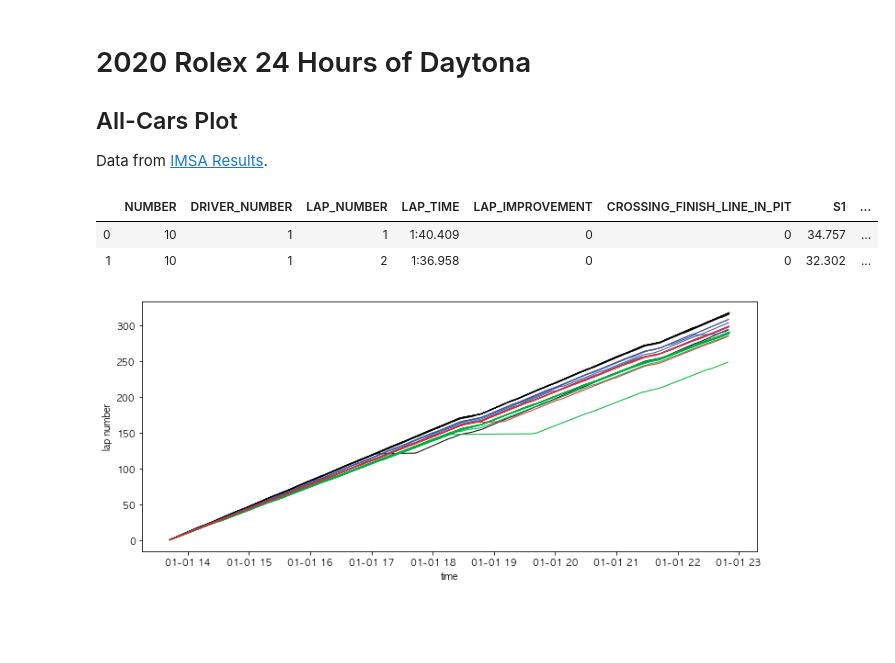
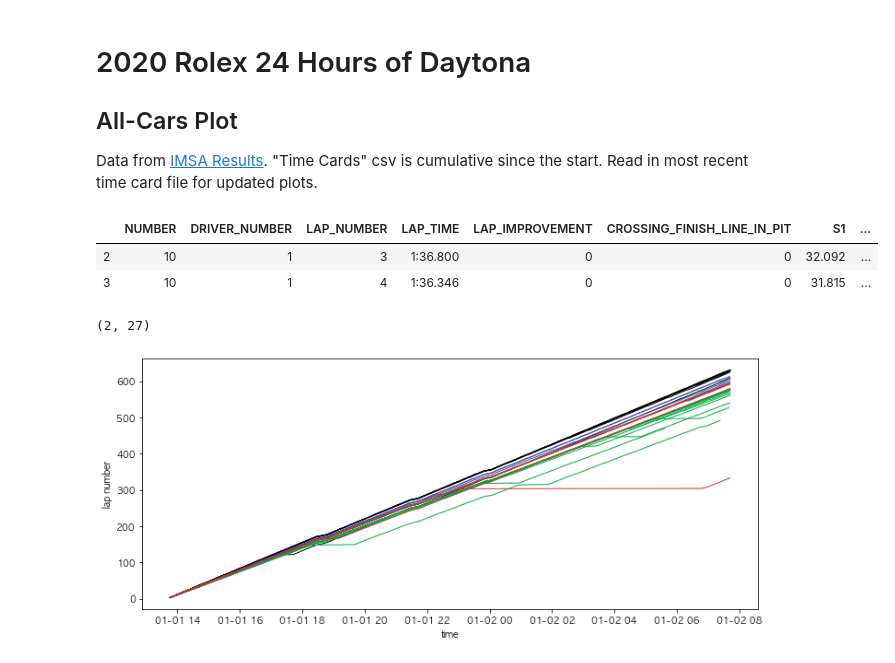
Before and after one commit to adamlamee/IMSA, a Jupyter notebook: 2020-rolex-24-allcars.ipynb, the cells around one changed output. Saved outputs shown, nothing was run; the diff lists cells and outputs as text; code cells hidden in the pictures; blank space fills up the shorter version.

```diff
--- a/2020-rolex-24-allcars.ipynb
+++ b/2020-rolex-24-allcars.ipynb
@@ -2,7 +2,7 @@
 # 2020 Rolex 24 Hours of Daytona
 
 ## All-Cars Plot
-Data from [IMSA Results](http://results.imsa.com/).
+Data from [IMSA Results](http://results.imsa.com/). "Time Cards" csv is cumulative since the start. Read in most recent time card file for updated plots.
 # %%
 import pandas as pd
 import numpy as np
@@ -18,16 +19,24 @@ mpl.rcParams['font.sans-serif'] = "AppleGothic"
 pd.set_option('display.max_rows', 80)
 pd.set_option('display.max_columns', 80)
 # %%
-data = pd.read_csv("./data/t9.csv", delimiter=";", header=0, skipinitialspace=True, index_col=False).fillna(0)
+data = pd.read_csv("./data/t18.csv", delimiter=";", header=0, skipinitialspace=True, index_col=False).fillna(0)
 timeformat = '%H:%M:%S.%f'
 data['time'] = pd.to_datetime(data.loc[:,'HOUR'], format=timeformat)
-#data['time'] = pd.to_datetime(data['HOUR'], format=timeformat).dt.strftime('%H:%M:%S')
+#add a day to values before start time
+data.loc[(data['time'] < data.iloc[1,:].loc['time']) & (data['LAP_NUMBER'] > 1),'time'] = data.loc[(data['time'] < data.iloc[1,:].loc['time']) & (data['LAP_NUMBER'] > 1),'time'] + (timedelta(days=1))
+data = data.fillna(0)
+data = data.loc[data['LAP_NUMBER'] > 2]
 data.head(2)
 # %% [output]
 |  | NUMBER | DRIVER_NUMBER | LAP_NUMBER | LAP_TIME | LAP_IMPROVEMENT | CROSSING_FINISH_LINE_IN_PIT | S1 | ... |
-| 0 | 10 | 1 | 1 | 1:40.409 | 0 | 0 | 34.757 | ... |
-| 1 | 10 | 1 | 2 | 1:36.958 | 0 | 0 | 32.302 | ... |
+| 2 | 10 | 1 | 3 | 1:36.800 | 0 | 0 | 32.092 | ... |
+| 3 | 10 | 1 | 4 | 1:36.346 | 0 | 0 | 31.815 | ... |
+# %%
+data.loc[(data['NUMBER'] == 77) & (data['LAP_NUMBER'] < 5)].shape
+# %% [output]
+(2, 27)
 # %%
+# all cars
 fig = plt.subplots(figsize=(12,5))
 classes = ("DPi", "GTD", "LMP2", "GTLM")
 colors = {"DPi": 'k', "LMP2": '#3d549f', "GTLM": '#d03037', "GTD": '#00ae3f'}
@@ -43,4 +52,4 @@ plt.xlabel("time");
 #plt.xlim(datetime.strptime("22:01:01.0", timeformat),datetime.strptime("22:51:01.0", timeformat))
 #plt.ylim(240,320)
 # %% [output]
-[figure, old version]
+[figure, new version]
```
Also changed, not shown: parts of 5 cells of this notebook.
